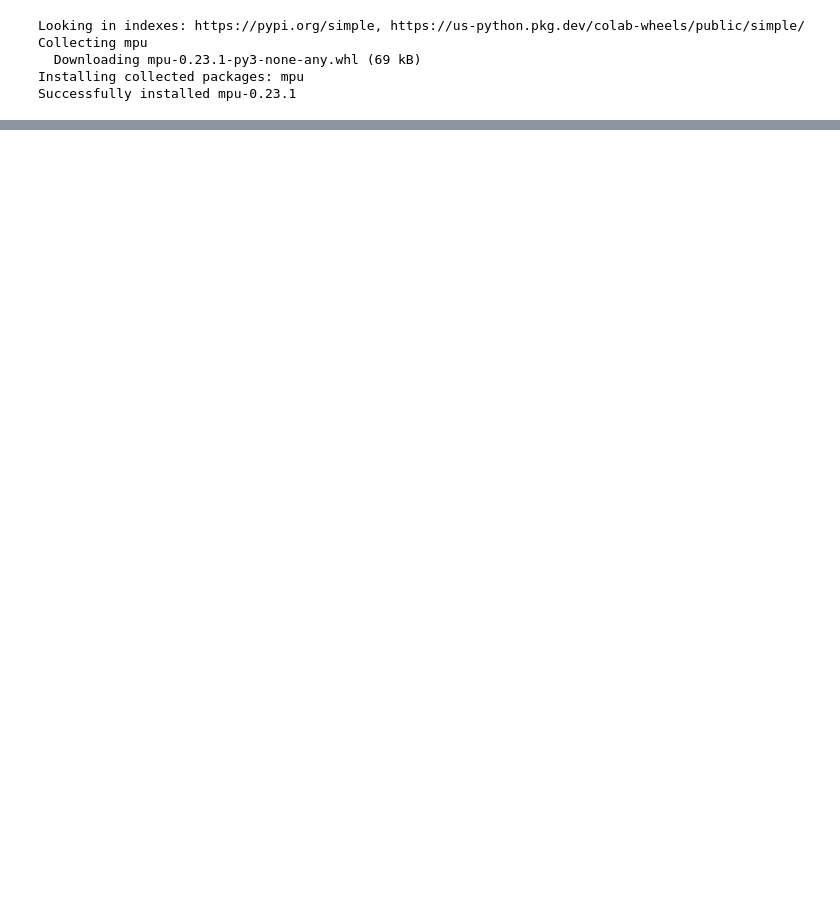
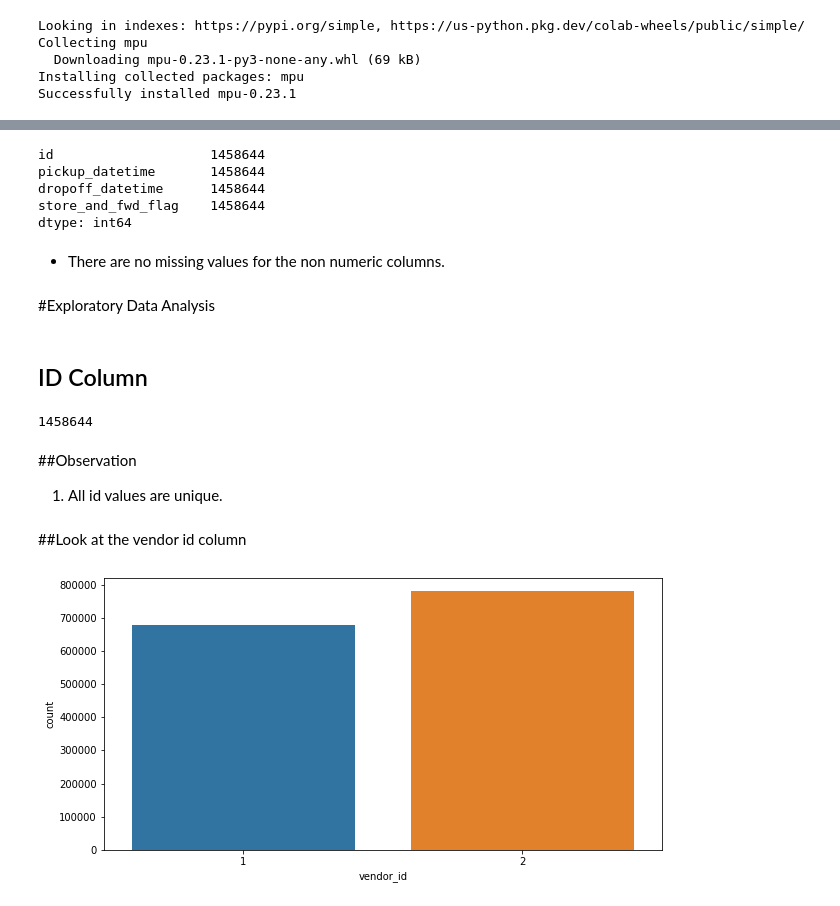
Before and after one commit to varnit836/NYC-Taxi-Trip-Time-Prediction, a Jupyter notebook: NYC_Taxi_Trip_Time_Prediction_Capstone_Project.ipynb, the cells around one changed output, grey strips where cells are left out. Cells and saved outputs as stored; diff of their text form; code cells hidden in the pictures; blank space fills up the shorter version.

```diff
--- a/NYC_Taxi_Trip_Time_Prediction_Capstone_Project.ipynb
+++ b/NYC_Taxi_Trip_Time_Prediction_Capstone_Project.ipynb
@@ -154,0 +168,31 @@ df.dtypes.reset_index()
+# %%
+non_num_cols=['id','pickup_datetime','dropoff_datetime','store_and_fwd_flag']
+print(df[non_num_cols].count())
+# %% [output]
+id                    1458644
+pickup_datetime       1458644
+dropoff_datetime      1458644
+store_and_fwd_flag    1458644
+dtype: int64
+# %% [markdown]
+* There are no missing values for the non numeric columns.
+# %% [markdown]
+#Exploratory Data Analysis
+# %% [markdown]
+## ID Column
+# %%
+df['id'].nunique()
+# %% [output]
+1458644
+# %% [markdown]
+##Observation
+
+1. All id values are unique.
+# %% [markdown]
+##Look at the vendor id column
+# %%
+# ploting graph for vendor id
+plt.figure(figsize=(10,5))
+vis=sns.countplot(x=df['vendor_id'])
+# %% [output]
+[figure, added]
```
Also changed, not shown: parts of 15 cells of this notebook.
